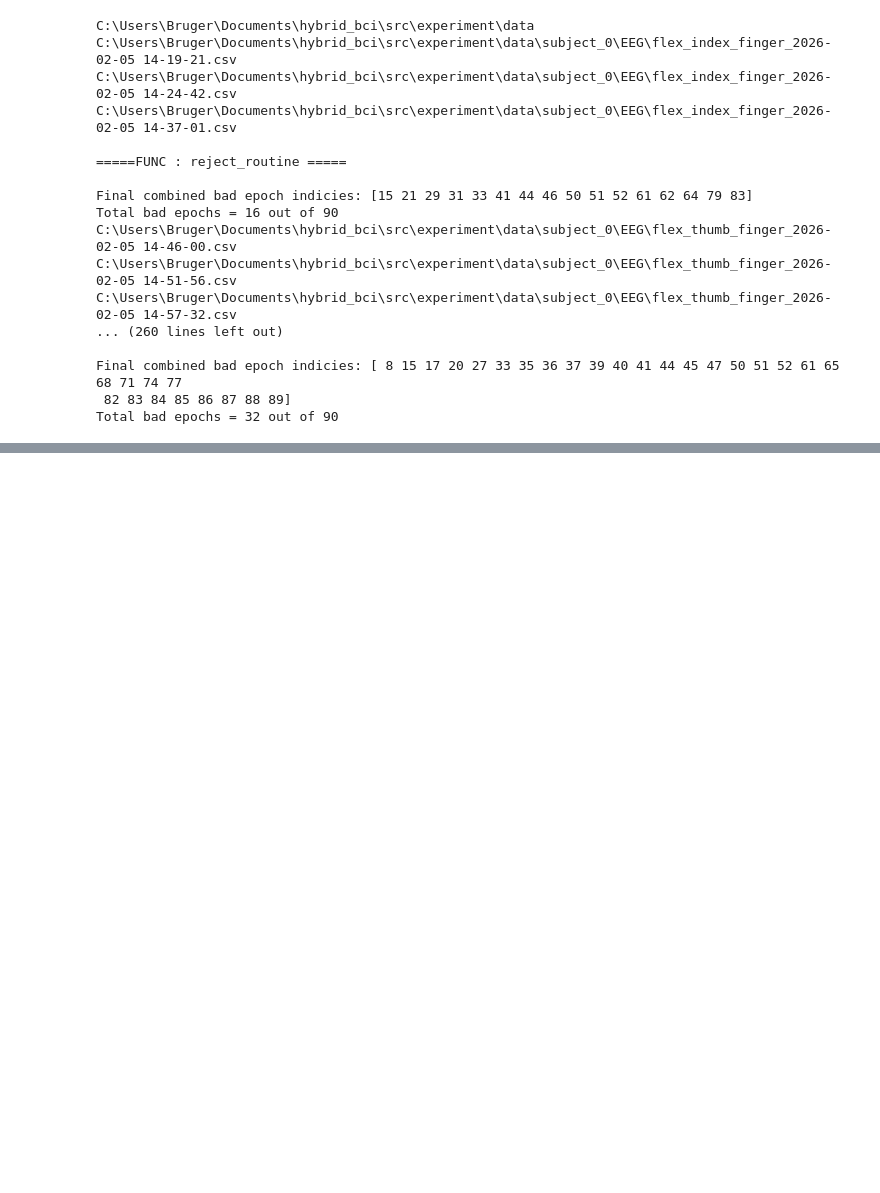
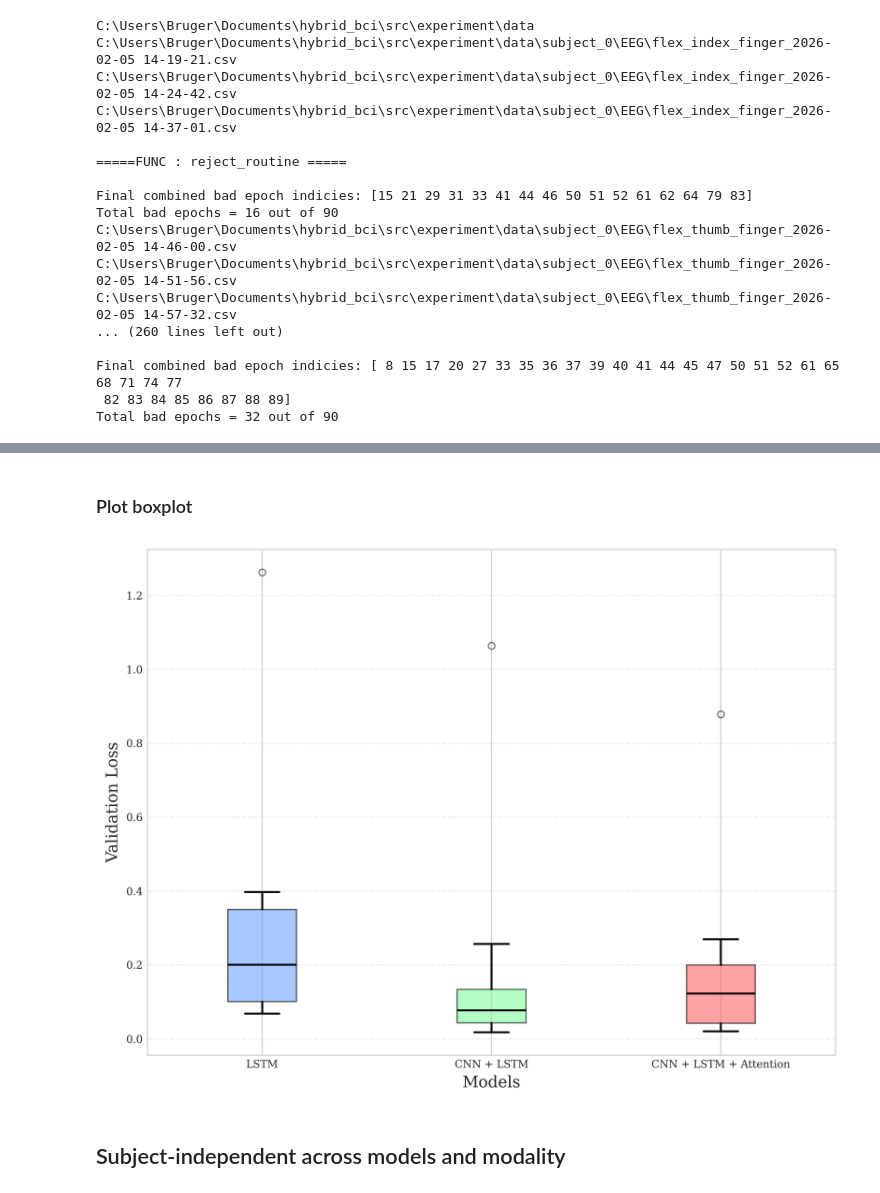
Before and after one commit to Bornholmersild/hybrid_bci, a Jupyter notebook: src/models/statistics_analysis.ipynb, the cells around one changed output, grey strips where cells are left out. Saved outputs shown, nothing was run; the diff lists cells and outputs as text; code cells hidden in the pictures; blank space fills up the shorter version.

Commit message:
[LAPTOP] - K-fold fusion is implemented

```diff
--- a/src/models/statistics_analysis.ipynb
+++ b/src/models/statistics_analysis.ipynb
@@ -248,0 +490,20 @@ prefrontal, beta: p=0.0432
+# %%
+sherpa_folders = ['SingleNet_LSTM_EMG', 'SingleNet_CNN+LSTM_EMG', 'SingleNet_CNN+LSTM+ATTENTION_EMG']
+models_ids = ['model1', 'model2', 'model3']
+
+bv_summary_vloss = {}
+ba_summary_vloss = {}
+bv_summary_acc = {}
+ba_summary_acc = {}
+
+for folder, model_id in zip(sherpa_folders, models_ids):
+    bv_loss, ba_loss, bv_acc, ba_acc = extract_model_specs(sherpa_log_folder = folder)
+
+    bv_summary_vloss[model_id] = bv_loss
+    ba_summary_vloss[model_id] = ba_loss
+    bv_summary_acc[model_id] = bv_acc
+    ba_summary_acc[model_id] = ba_acc
+
+print('Test accuracies :',
+      bv_summary_acc,
+      ba_summary_acc)
@@ -248,0 +537,52 @@ prefrontal, beta: p=0.0432
+# %% [markdown]
+### Plot boxplot
+# %%
+select_data = bv_summary_vloss
+
+plt.figure(figsize=(8, 6))
+
+data_to_plot = [select_data[m] for m in models_ids]
+
+networks = ['LSTM', 'CNN + LSTM', 'CNN + LSTM + Attention']
+
+# Create boxplot
+box = plt.boxplot(
+    data_to_plot,
+    labels=networks,
+    patch_artist=True,
+    showmeans=False,
+    medianprops=dict(color = 'black', linewidth=1.5),
+    whiskerprops=dict(linewidth=1.5),
+    capprops=dict(linewidth=1.5),
+    flierprops=dict(marker='o', markersize=5, alpha=0.5),
+)
+
+# Soft, professional colors
+colors = ["#6BA4FF", "#83FFA0", "#FF6469"]
+
+for patch, color in zip(box['boxes'], colors):
+    patch.set_facecolor(color)
+    patch.set_alpha(0.6)
+
+# Add individual fold points (VERY important for transparency)
+# for i, model in enumerate(models_ids):
+#     y = select_data[model]
+#     x = np.full(len(y), i + 1)  # all points exactly at the center
+#     plt.scatter(x, y, alpha=0.7, s=30)
+
+# Grid (subtle)
+plt.grid(axis='y', linestyle='--', alpha=0.4)
+
+# Labels
+plt.xlabel("Models", fontsize=12)
+plt.ylabel("Validation Loss", fontsize=12)
+# plt.title("Validation Loss Distribution Across Models", fontsize=14, weight='bold')
+
+# Clean layout
+plt.tight_layout()
+plt.savefig('subject-independent vloss distribution of EMG.png')
+plt.show()
+# %% [output]
+[figure, added]
+# %% [markdown]
+## Subject-independent across models and modality
```
Also changed, not shown: parts of 27 cells of this notebook, 7 other files.
